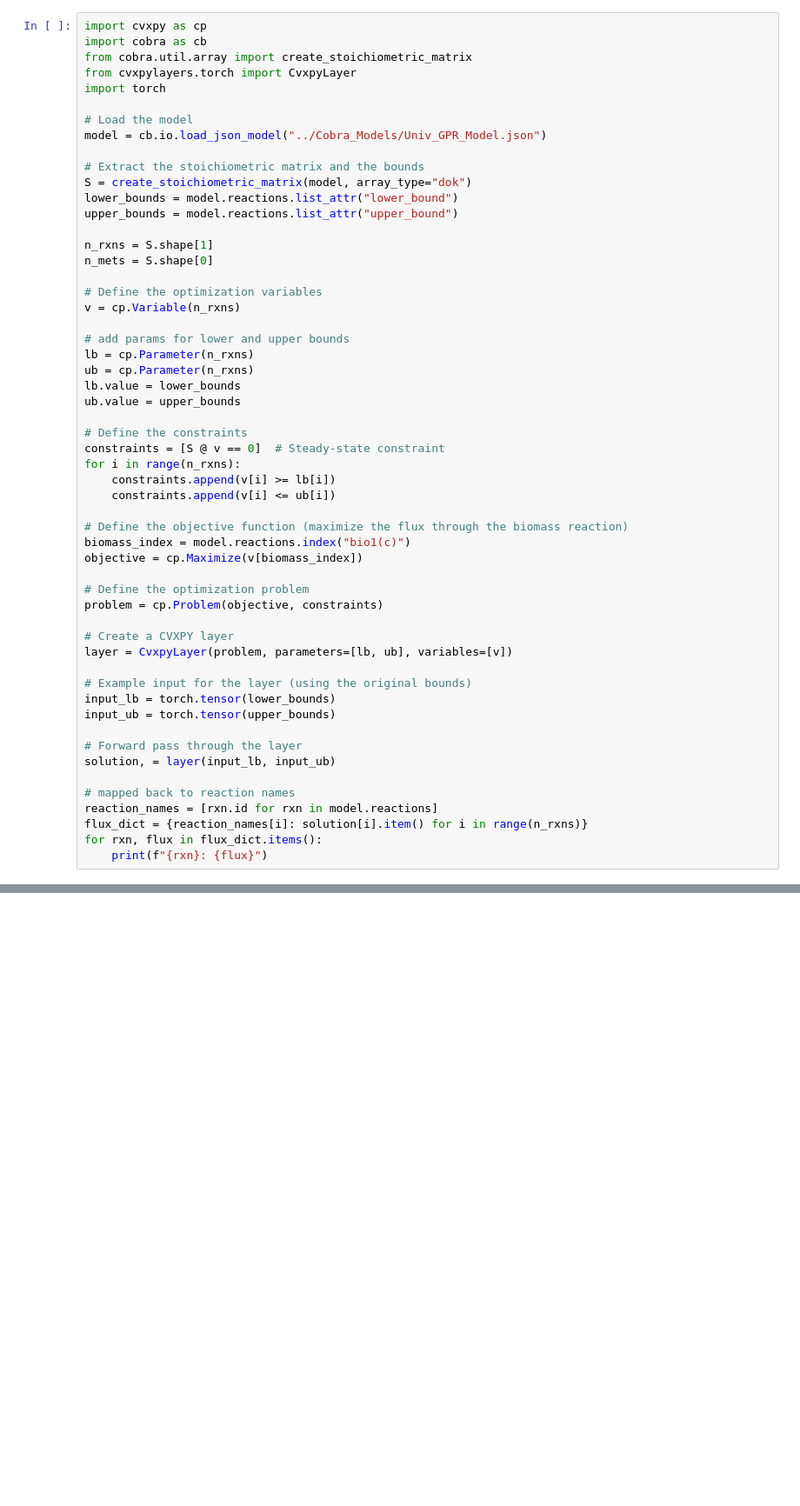
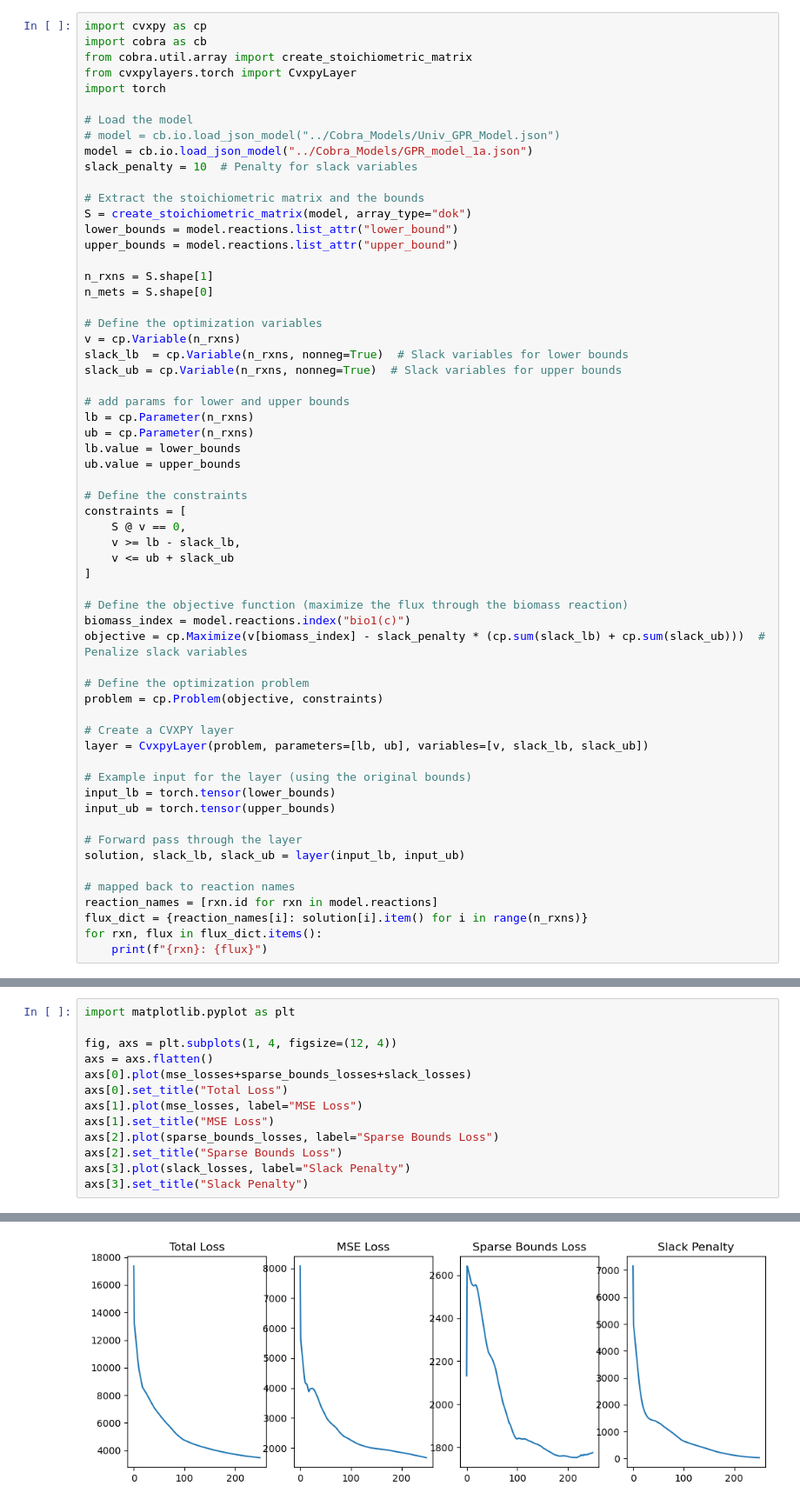
Before and after one commit to RSiegel03/FBANet, a Jupyter notebook: NN_Model/testing_model.ipynb, the cells around one changed output, grey strips where cells are left out. Shown at 87% size. Cells and saved outputs as stored; diff of their text form; blank space fills up the shorter version.

Commit message:
initial model made

```diff
--- a/NN_Model/testing_model.ipynb
+++ b/NN_Model/testing_model.ipynb
@@ -6,7 +6,9 @@ from cvxpylayers.torch import CvxpyLayer
 import torch
 
 # Load the model
-model = cb.io.load_json_model("../Cobra_Models/Univ_GPR_Model.json")
+# model = cb.io.load_json_model("../Cobra_Models/Univ_GPR_Model.json")
+model = cb.io.load_json_model("../Cobra_Models/GPR_model_1a.json")
+slack_penalty = 10  # Penalty for slack variables
 
 # Extract the stoichiometric matrix and the bounds
 S = create_stoichiometric_matrix(model, array_type="dok")
@@ -18,6 +20,8 @@ n_mets = S.shape[0]
 
 # Define the optimization variables
 v = cp.Variable(n_rxns)
+slack_lb  = cp.Variable(n_rxns, nonneg=True)  # Slack variables for lower bounds
+slack_ub = cp.Variable(n_rxns, nonneg=True)  # Slack variables for upper bounds
 
 # add params for lower and upper bounds
 lb = cp.Parameter(n_rxns)
@@ -26,27 +30,28 @@ lb.value = lower_bounds
 ub.value = upper_bounds
 
 # Define the constraints
-constraints = [S @ v == 0]  # Steady-state constraint
-for i in range(n_rxns):
-    constraints.append(v[i] >= lb[i])
-    constraints.append(v[i] <= ub[i])
+constraints = [
+    S @ v == 0,
+    v >= lb - slack_lb,
+    v <= ub + slack_ub
+]
 
 # Define the objective function (maximize the flux through the biomass reaction)
 biomass_index = model.reactions.index("bio1(c)")
-objective = cp.Maximize(v[biomass_index])
+objective = cp.Maximize(v[biomass_index] - slack_penalty * (cp.sum(slack_lb) + cp.sum(slack_ub)))  # Penalize slack variables
 
 # Define the optimization problem
 problem = cp.Problem(objective, constraints)
 
 # Create a CVXPY layer
-layer = CvxpyLayer(problem, parameters=[lb, ub], variables=[v])
+layer = CvxpyLayer(problem, parameters=[lb, ub], variables=[v, slack_lb, slack_ub])
 
 # Example input for the layer (using the original bounds)
 input_lb = torch.tensor(lower_bounds)
 input_ub = torch.tensor(upper_bounds)
 
 # Forward pass through the layer
-solution, = layer(input_lb, input_ub)
+solution, slack_lb, slack_ub = layer(input_lb, input_ub)
 
 # mapped back to reaction names
 reaction_names = [rxn.id for rxn in model.reactions]
@@ -130,0 +245,14 @@ class FBA_Net(nn.Module):
+# %%
+import matplotlib.pyplot as plt
+
+fig, axs = plt.subplots(1, 4, figsize=(12, 4))
+axs = axs.flatten()
+axs[0].plot(mse_losses+sparse_bounds_losses+slack_losses)
+axs[0].set_title("Total Loss")
+axs[1].plot(mse_losses, label="MSE Loss")
+axs[1].set_title("MSE Loss")
+axs[2].plot(sparse_bounds_losses, label="Sparse Bounds Loss")
+axs[2].set_title("Sparse Bounds Loss")
+axs[3].plot(slack_losses, label="Slack Penalty")
+axs[3].set_title("Slack Penalty")
+# %% [output]
@@ -130,0 +260 @@ class FBA_Net(nn.Module):
+[figure, added]
```
Also changed, not shown: parts of 6 cells of this notebook, 3 other files.
